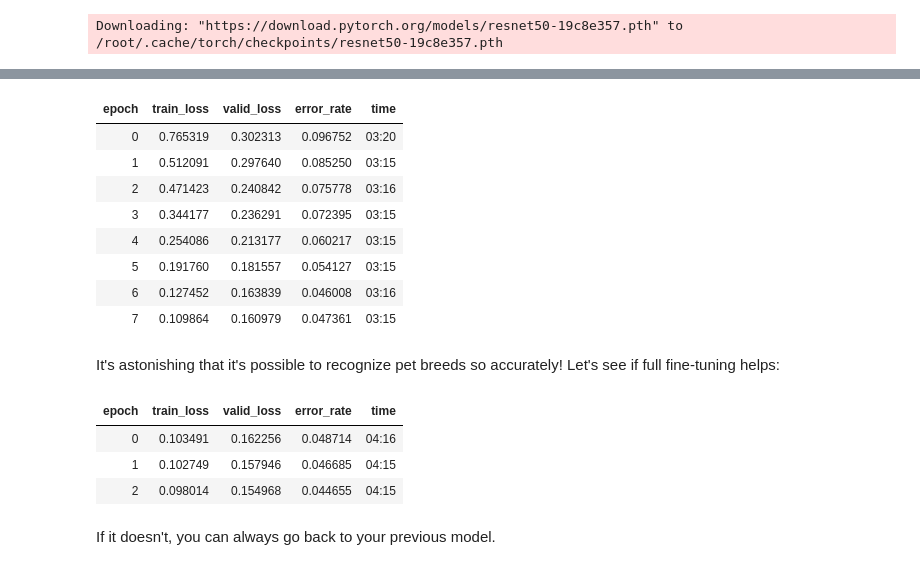
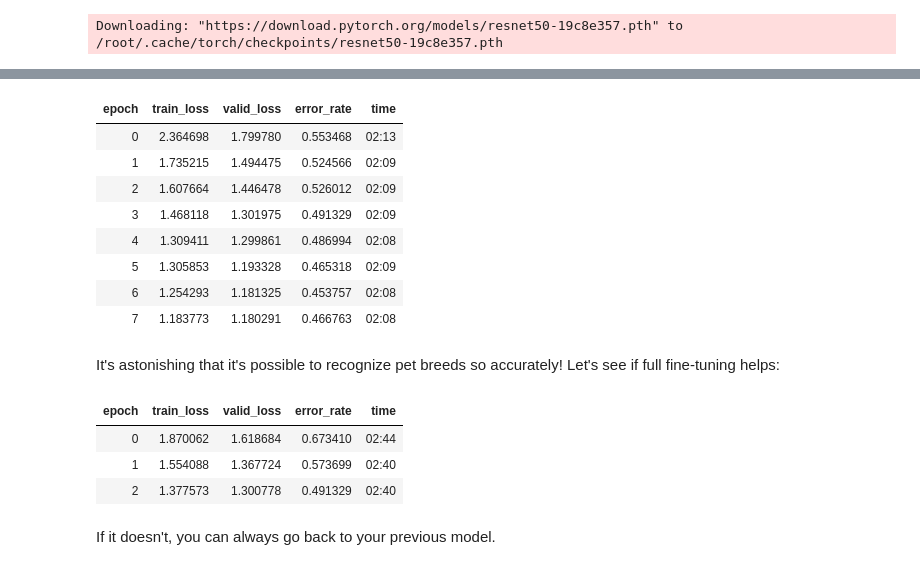
Before and after one commit to OldSport-DCB/course-v3, a Jupyter notebook: Copy_of_lesson1_pets.ipynb, the cells around one changed output, grey strips where cells are left out. Drawn from its saved outputs; the diff is of its cells as text; code cells hidden in the pictures.

```diff
--- a/Copy_of_lesson1_pets.ipynb
+++ b/Copy_of_lesson1_pets.ipynb
@@ -28,7 +28,7 @@ from fastai.metrics import error_rate
 # %% [markdown]
 If you're using a computer with an unusually small GPU, you may get an out of memory error when running this notebook. If this happens, click Kernel->Restart, uncomment the 2nd line below to use a smaller *batch size* (you'll learn all about what this means during the course), and try again.
 # %%
-bs = 64
+bs = 60
 # bs = 16   # uncomment this line if you run out of memory even after clicking Kernel->Restart
 # %% [markdown]
 ## Looking at the data
@@ -73,3 +74,10 @@ fnames[:5]
  PosixPath("/content/drive/My Drive/Colab Notebooks/FastAI course/mtgaipictures/['U']Dream Eater--Creature — Nightmare Sphinx.jpg"),
  PosixPath("/content/drive/My Drive/Colab Notebooks/FastAI course/mtgaipictures/['U']Dream Stalker--Creature — Illusion.jpg"),
  PosixPath("/content/drive/My Drive/Colab Notebooks/FastAI course/mtgaipictures/['U']Drowned Secrets--Enchantment.jpg")]
+# %%
+comiledre = re.compile(r"\['(\w)'\].*--(\w+).+\.jpg")
+print(len(fnames))
+for f in fnames:
+  if (str(f)[70]) in ["B","U","R"]:
+    fnames.remove(f)
+print(len(fnames))
@@ -76,4 +87,4 @@ fnames[:5]
 # %%
 np.random.seed(2)
-pat = r"\['(\w)'\].*.jpg" . #should be calling by color
+pat = r"\['(\w)'\].*--(\w+).+\.jpg"  #should be calling by color and type
 # %%
@@ -222,26 +259,26 @@ LR Finder is complete, type {learner_name}.recorder.plot() to see the graph.
 learn.fit_one_cycle(8)
 # %% [output]
 | epoch | train_loss | valid_loss | error_rate | time |
-| 0 | 0.765319 | 0.302313 | 0.096752 | 03:20 |
-| 1 | 0.512091 | 0.297640 | 0.085250 | 03:15 |
-| 2 | 0.471423 | 0.240842 | 0.075778 | 03:16 |
-| 3 | 0.344177 | 0.236291 | 0.072395 | 03:15 |
-| 4 | 0.254086 | 0.213177 | 0.060217 | 03:15 |
-| 5 | 0.191760 | 0.181557 | 0.054127 | 03:15 |
-| 6 | 0.127452 | 0.163839 | 0.046008 | 03:16 |
-| 7 | 0.109864 | 0.160979 | 0.047361 | 03:15 |
+| 0 | 2.364698 | 1.799780 | 0.553468 | 02:13 |
+| 1 | 1.735215 | 1.494475 | 0.524566 | 02:09 |
+| 2 | 1.607664 | 1.446478 | 0.526012 | 02:09 |
+| 3 | 1.468118 | 1.301975 | 0.491329 | 02:09 |
+| 4 | 1.309411 | 1.299861 | 0.486994 | 02:08 |
+| 5 | 1.305853 | 1.193328 | 0.465318 | 02:09 |
+| 6 | 1.254293 | 1.181325 | 0.453757 | 02:08 |
+| 7 | 1.183773 | 1.180291 | 0.466763 | 02:08 |
 # %%
 learn.save('stage-1-50')
 # %% [markdown]
 It's astonishing that it's possible to recognize pet breeds so accurately! Let's see if full fine-tuning helps:
 # %%
 learn.unfreeze()
-learn.fit_one_cycle(3, max_lr=slice(1e-6,1e-4))
+learn.fit_one_cycle(3, max_lr=slice(1e-4,1e-2))
 # %% [output]
 | epoch | train_loss | valid_loss | error_rate | time |
-| 0 | 0.103491 | 0.162256 | 0.048714 | 04:16 |
-| 1 | 0.102749 | 0.157946 | 0.046685 | 04:15 |
-| 2 | 0.098014 | 0.154968 | 0.044655 | 04:15 |
+| 0 | 1.870062 | 1.618684 | 0.673410 | 02:44 |
+| 1 | 1.554088 | 1.367724 | 0.573699 | 02:40 |
+| 2 | 1.377573 | 1.300778 | 0.491329 | 02:40 |
 # %% [markdown]
 If it doesn't, you can always go back to your previous model.
 # %%
```
Also changed, not shown: parts of 13 cells of this notebook.
